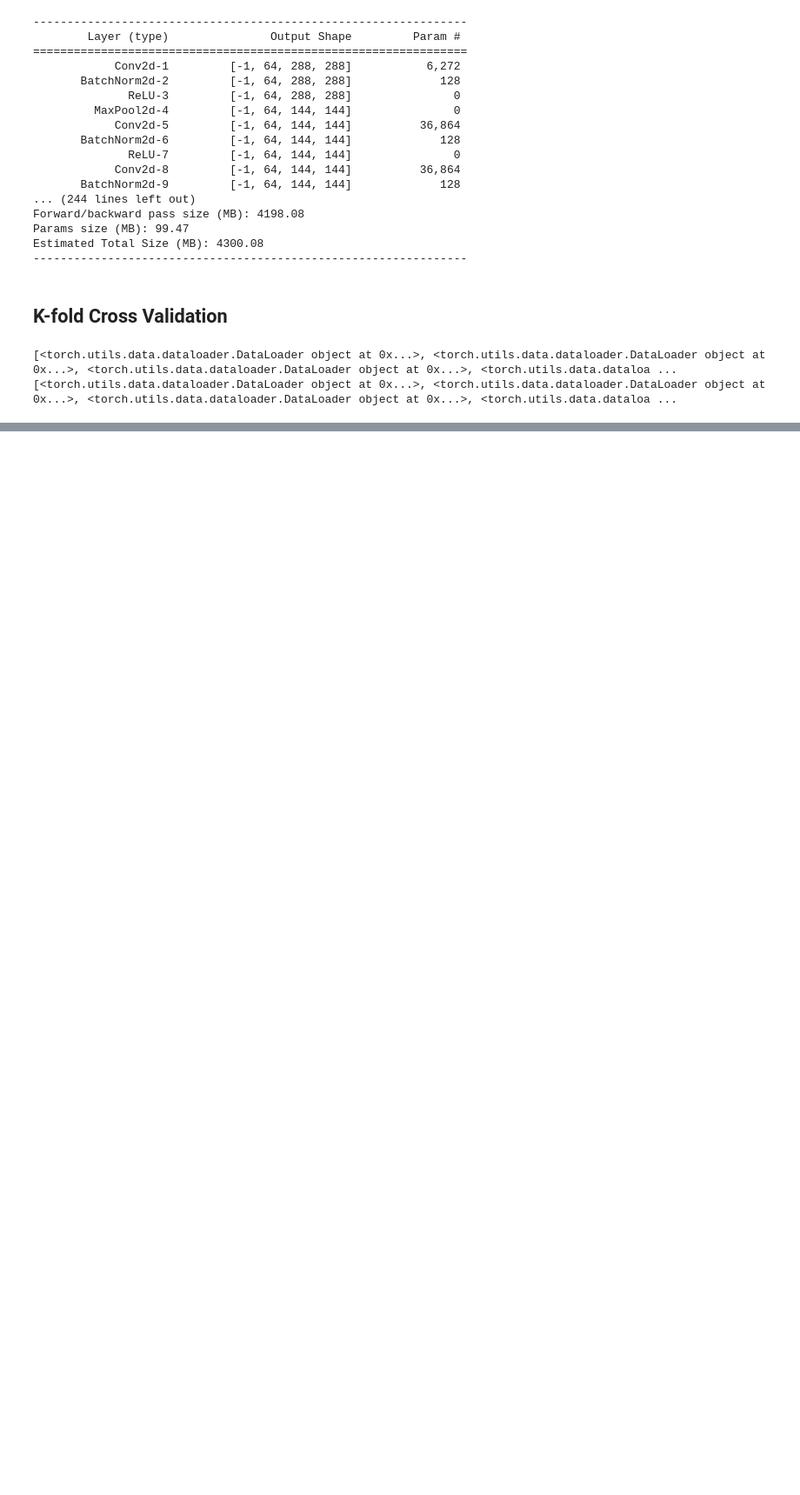
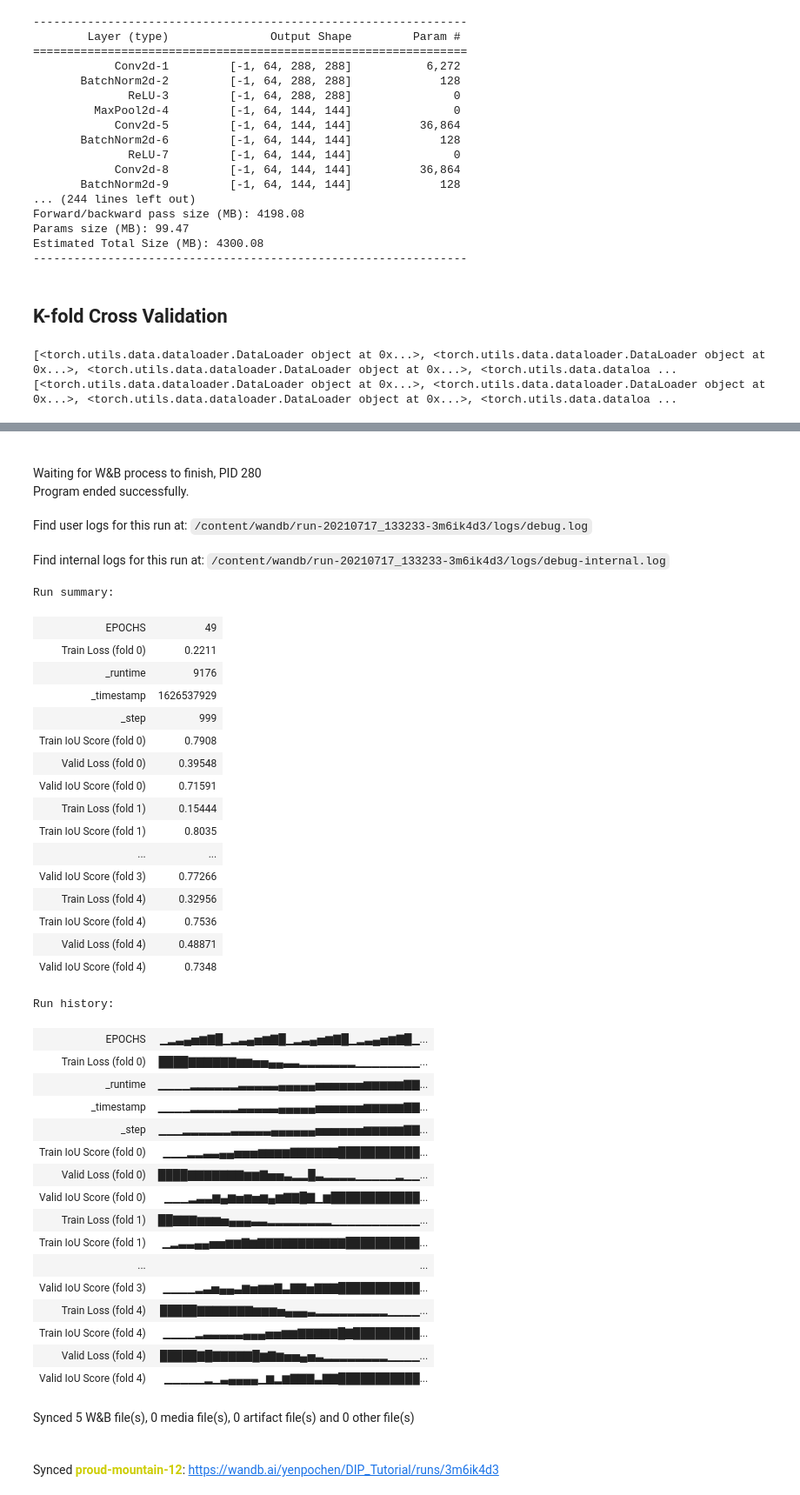
Before and after one commit to YEN-PO-CHEN/Colab, a Jupyter notebook: DIP_Tutorial.ipynb, the cells around one changed output, grey strips where cells are left out. Shown at 87% size. Cells and saved outputs as stored; diff of their text form; code cells hidden in the pictures; blank space fills up the shorter version.

```diff
--- a/DIP_Tutorial.ipynb
+++ b/DIP_Tutorial.ipynb
@@ -393,0 +406,43 @@ RuntimeError: ignored
+# %%
+wandb.finish()
+# %% [output]
+Waiting for W&B process to finish, PID 280
+Program ended successfully.
+Find user logs for this run at: /content/wandb/run-20210717_133233-3m6ik4d3/logs/debug.log
+Find internal logs for this run at: /content/wandb/run-20210717_133233-3m6ik4d3/logs/debug-internal.log
+Run summary:
+| EPOCHS | 49 |
+| Train Loss (fold 0) | 0.2211 |
+| _runtime | 9176 |
+| _timestamp | 1626537929 |
+| _step | 999 |
+| Train IoU Score (fold 0) | 0.7908 |
+| Valid Loss (fold 0) | 0.39548 |
+| Valid IoU Score (fold 0) | 0.71591 |
+| Train Loss (fold 1) | 0.15444 |
+| Train IoU Score (fold 1) | 0.8035 |
+| ... | ... |
+| Valid IoU Score (fold 3) | 0.77266 |
+| Train Loss (fold 4) | 0.32956 |
+| Train IoU Score (fold 4) | 0.7536 |
+| Valid Loss (fold 4) | 0.48871 |
+| Valid IoU Score (fold 4) | 0.7348 |
+Run history:
+| EPOCHS | ▁▂▃▄▅▆▇█▁▂▃▄▅▆▇█▁▂▃▄▅▆▇█▁▂▃▄▅▆▇█▁... |
+| Train Loss (fold 0) | ████▇▇▇▇▇▇▆▆▅▅▄▄▃▃▂▂▂▂▂▂▂▁▁▁▁▁▁▁▁... |
+| _runtime | ▁▁▁▁▂▂▂▂▂▂▃▃▃▃▃▄▄▄▄▄▅▅▅▅▅▅▆▆▆▆▆▇▇... |
+| _timestamp | ▁▁▁▁▂▂▂▂▂▂▃▃▃▃▃▄▄▄▄▄▅▅▅▅▅▅▆▆▆▆▆▇▇... |
+| _step | ▁▁▁▂▂▂▂▂▂▃▃▃▃▃▄▄▄▄▄▄▅▅▅▅▅▅▆▆▆▆▆▇▇... |
+| Train IoU Score (fold 0) | ▁▁▁▂▂▃▃▄▄▅▅▅▆▆▆▆▇▇▇▇▇▇███████████... |
+| Valid Loss (fold 0) | ████▇▇▇▇▇▇▇▆▆▇▅▅▃▂▂█▃▂▂▂▂▁▁▁▁▁▂▁▁... |
+| Valid IoU Score (fold 0) | ▁▁▁▂▃▃▆▄▆▅▆▅▆▄▆▇▇█▇▁▆████████████... |
+| Train Loss (fold 1) | ██▇▇▇▆▆▆▅▄▄▄▃▃▂▂▂▂▂▂▂▂▁▁▁▁▁▁▁▁▁▁▁... |
+| Train IoU Score (fold 1) | ▁▂▃▃▄▄▅▅▆▆▇▆▇▇▇▇▇▇▇▇▇▇▇██████████... |
+| ... | ... |
+| Valid IoU Score (fold 3) | ▁▁▁▁▂▃▅▄▄▃▆▅▆▆▇▃▇▇▅▇▇▇███████████... |
+| Train Loss (fold 4) | █████▇▇▇▇▇▇▇▆▆▆▅▄▄▄▃▂▂▂▂▂▂▂▂▂▁▁▁▁... |
+| Train IoU Score (fold 4) | ▁▁▁▁▂▃▃▃▃▃▄▄▄▅▅▆▆▇▇▇▇▇█▇█████████... |
+| Valid Loss (fold 4) | █████▇█▇▇▇▇▇█▆▇▆▅▅▄▅▃▂▂▂▂▂▂▂▂▁▁▁▁... |
+| Valid IoU Score (fold 4) | ▁▁▁▁▁▂▁▃▄▄▄▄▁▆▂▆▇▇▇▃▇▇███████████... |
+Synced 5 W&B file(s), 0 media file(s), 0 artifact file(s) and 0 other file(s)
+Synced proud-mountain-12: https://wandb.ai/yenpochen/DIP_Tutorial/runs/3m6ik4d3
```
Also changed, not shown: parts of 23 cells of this notebook.
